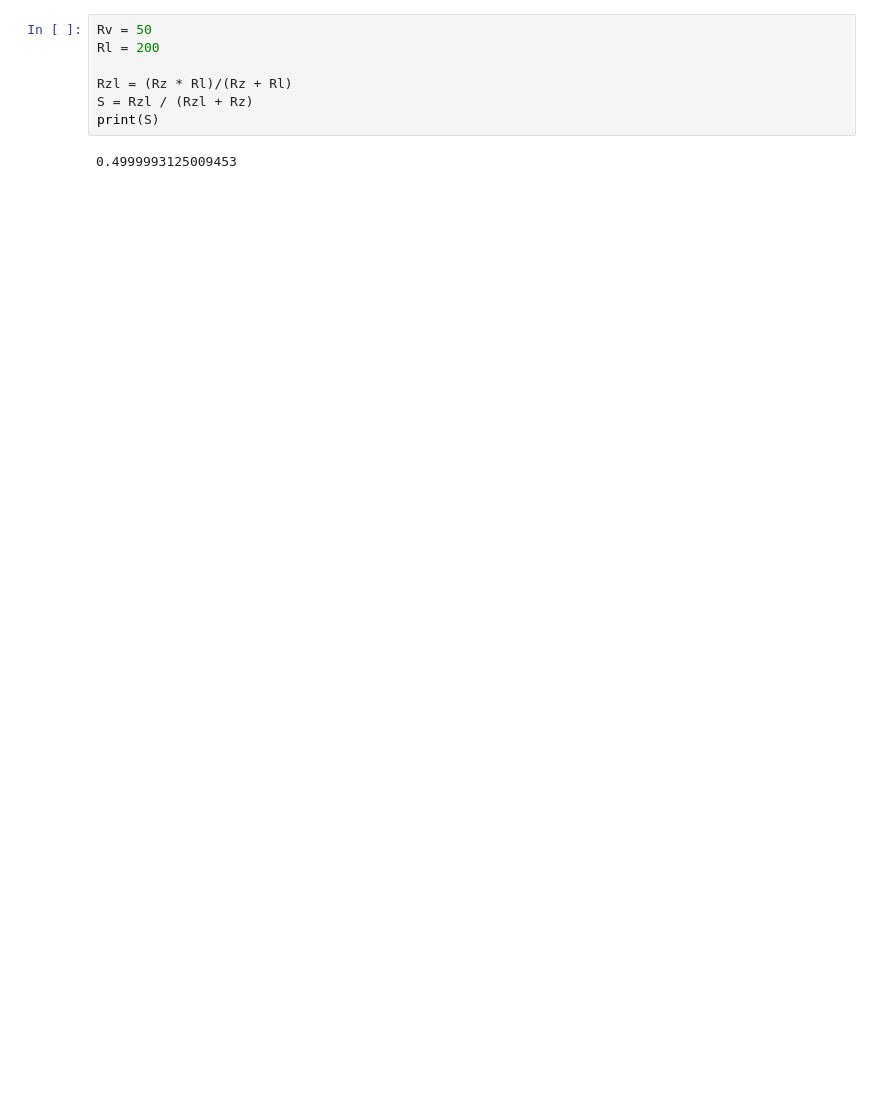
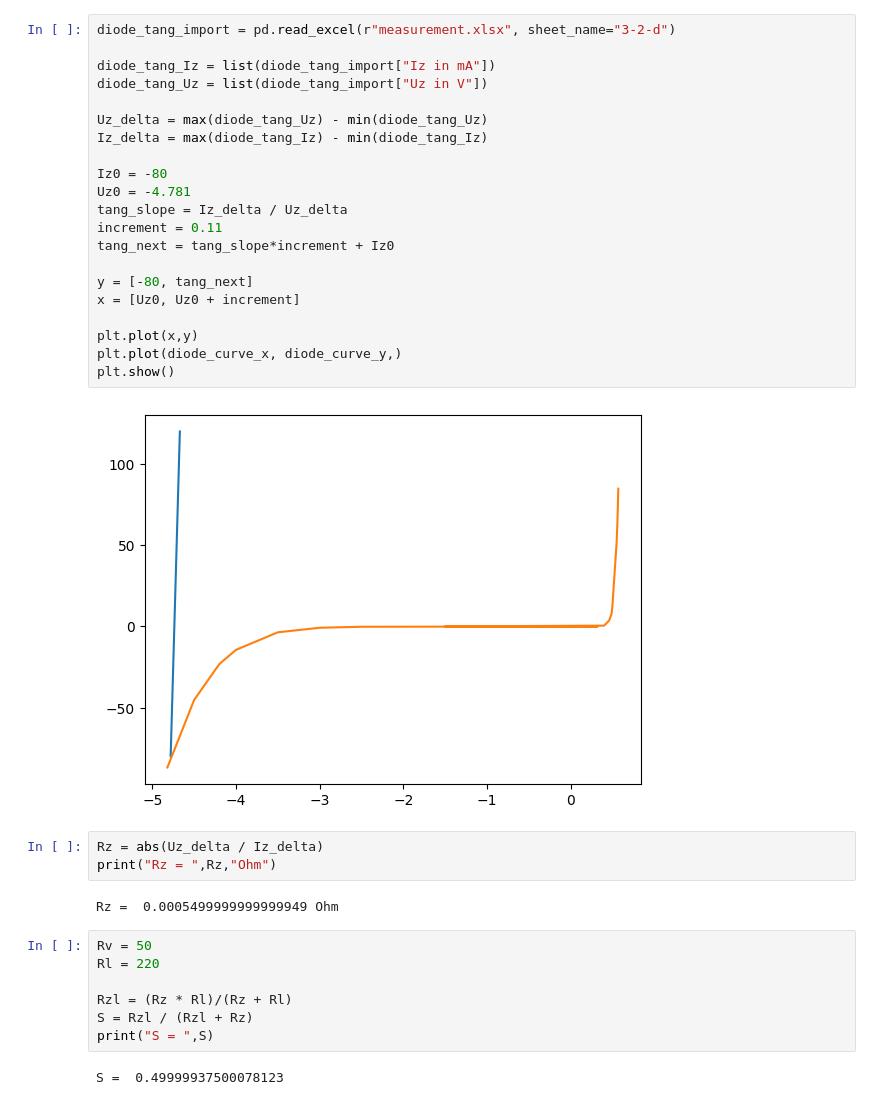
Before and after one commit to JaxRaffnix/Python-Grundlagen-Elektrotechnik, a Jupyter notebook: pgraph1.ipynb, the cells around one changed output. Saved outputs shown, nothing was run; the diff lists cells and outputs as text; blank space fills up the shorter version.

```diff
--- a/pgraph1.ipynb
+++ b/pgraph1.ipynb
@@ -46,9 +14,37 @@ print(Rz)
+# %%
+diode_tang_import = pd.read_excel(r"measurement.xlsx", sheet_name="3-2-d")
+
+diode_tang_Iz = list(diode_tang_import["Iz in mA"])
+diode_tang_Uz = list(diode_tang_import["Uz in V"])
+
+Uz_delta = max(diode_tang_Uz) - min(diode_tang_Uz)
+Iz_delta = max(diode_tang_Iz) - min(diode_tang_Iz)
+
+Iz0 = -80
+Uz0 = -4.781
+tang_slope = Iz_delta / Uz_delta
+increment = 0.11
+tang_next = tang_slope*increment + Iz0
+
+y = [-80, tang_next]
+x = [Uz0, Uz0 + increment]
+
+plt.plot(x,y)
+plt.plot(diode_curve_x, diode_curve_y,)
+plt.show()
+# %% [output]
+[figure, added]
+# %%
+Rz = abs(Uz_delta / Iz_delta)
+print("Rz = ",Rz,"Ohm")
+# %% [output]
+Rz =  0.0005499999999999949 Ohm
 # %%
 Rv = 50
-Rl = 200
+Rl = 220
 
 Rzl = (Rz * Rl)/(Rz + Rl)
 S = Rzl / (Rzl + Rz)
-print(S)
+print("S = ",S)
 # %% [output]
-0.4999993125009453
+S =  0.49999937500078123
```
Also changed, not shown: parts of 6 cells of this notebook, 2 other files.
